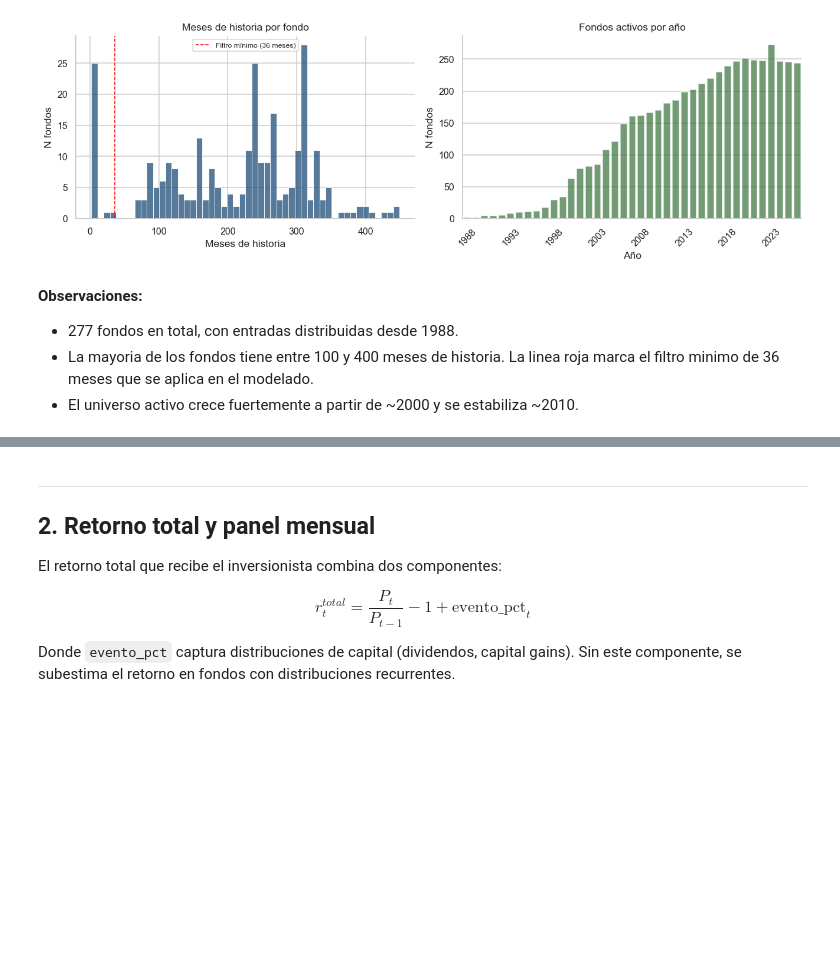
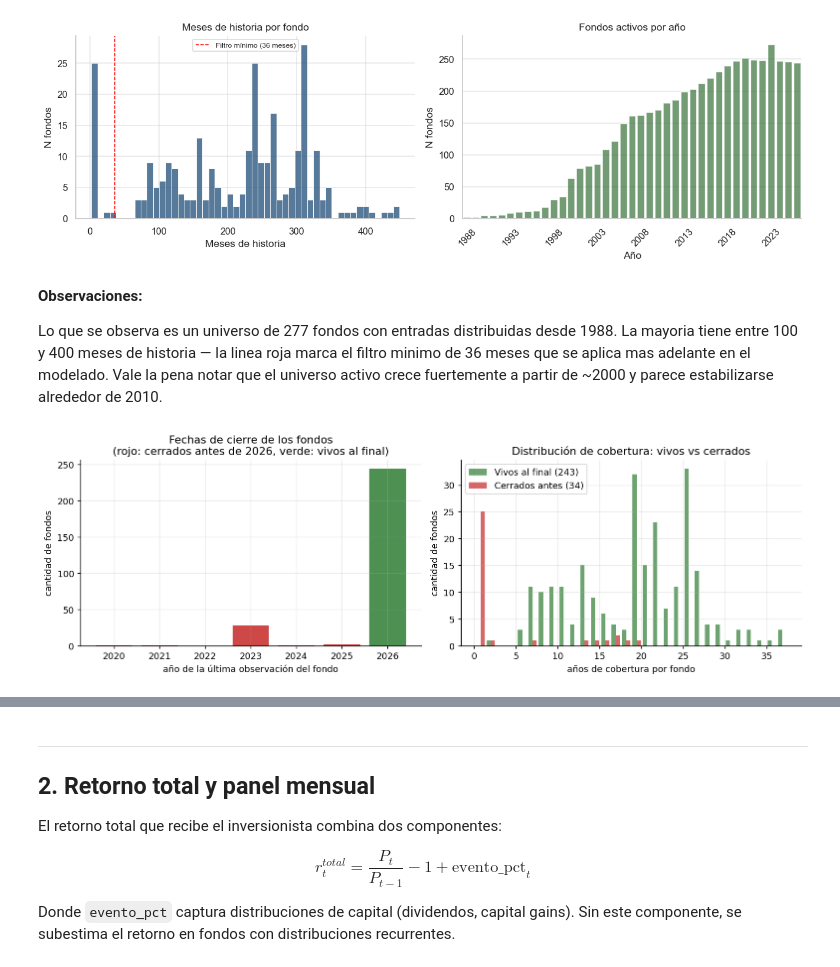
Before and after one commit to Mentalistdg/Bloomberg, a Jupyter notebook: notebooks/informe.ipynb, the cells around one changed output, grey strips where cells are left out. Cells and saved outputs as stored; diff of their text form; code cells hidden in the pictures; blank space fills up the shorter version.

```diff
--- a/notebooks/informe.ipynb
+++ b/notebooks/informe.ipynb
@@ -243,7 +248,15 @@ fig.tight_layout()
 [figure]
 # %% [markdown]
 **Observaciones:**
-- 277 fondos en total, con entradas distribuidas desde 1988.
-- La mayoria de los fondos tiene entre 100 y 400 meses de historia. La linea
-  roja marca el filtro minimo de 36 meses que se aplica en el modelado.
-- El universo activo crece fuertemente a partir de ~2000 y se estabiliza ~2010.
+
+Lo que se observa es un universo de 277 fondos con entradas distribuidas desde 1988.
+La mayoria tiene entre 100 y 400 meses de historia — la linea roja marca el filtro
+minimo de 36 meses que se aplica mas adelante en el modelado. Vale la pena notar
+que el universo activo crece fuertemente a partir de ~2000 y parece estabilizarse
+alrededor de 2010.
+# %%
+# Survivorship bias: distribucion de fondos vivos/muertos
+from IPython.display import Image
+Image(filename=str(ARTIFACTS / "plots" / "survivorship.png"))
+# %% [output]
+[figure, added]
```
Also changed, not shown: parts of 30 cells of this notebook, 23 other files.
